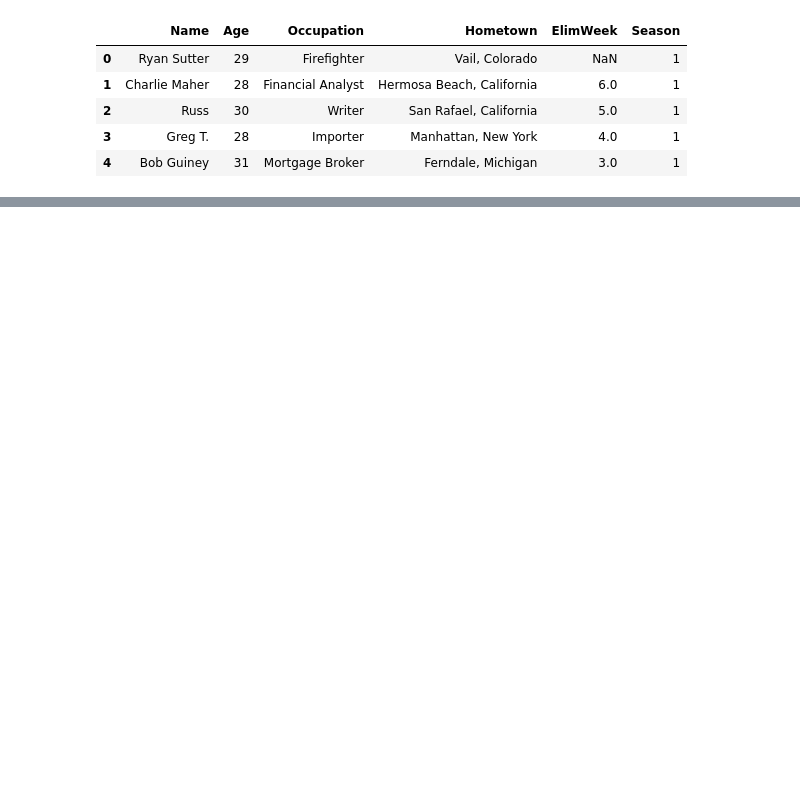
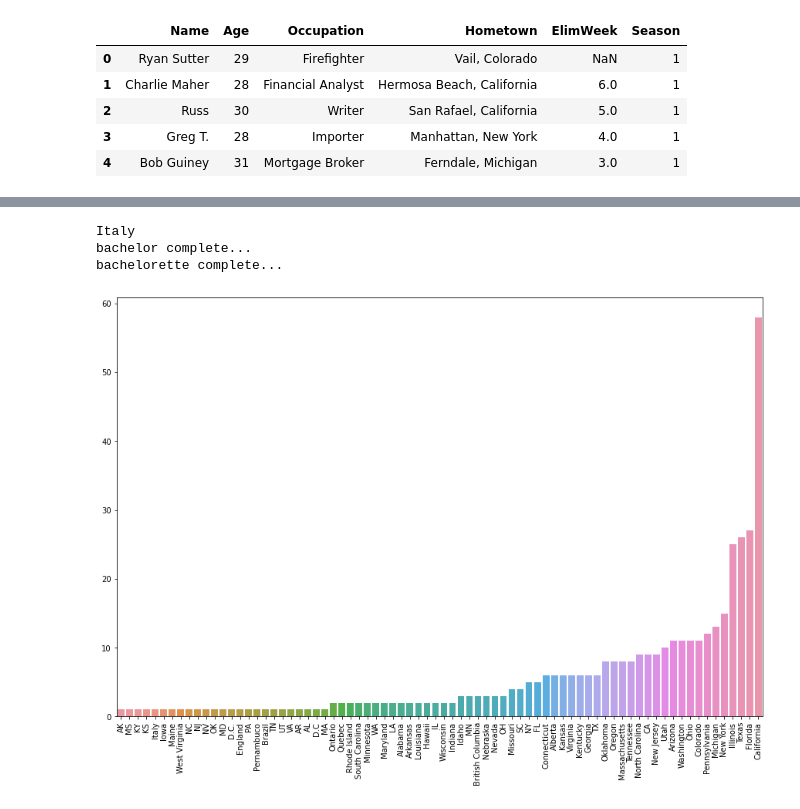
Before and after one commit to lindyc12/Bachelor_analysis, a Jupyter notebook: analysis.ipynb, the cells around one changed output, grey strips where cells are left out. Cells and saved outputs as stored; diff of their text form; code cells hidden in the pictures; blank space fills up the shorter version.

Commit message:
state count

```diff
--- a/analysis.ipynb
+++ b/analysis.ipynb
@@ -28,0 +45,35 @@ bachelor.head()
+# %%
+def get_state(x):
+    '''
+    Extracts the state from the hometown column.
+    Isnt fully effective since there are other countries and abbreviations.
+    '''
+    if type(x)==str:
+        try:
+            return x.split(',')[1].strip()
+        except IndexError:
+            print(x)
+
+bachelor['state'] = bachelor.Hometown.map(get_state)
+print('bachelor complete...')
+bachelorette['state'] = bachelorette.Hometown.map(get_state)
+print('bachelorette complete...')
+# %% [output]
+Italy
+bachelor complete...
+bachelorette complete...
+# %%
+def state_sums(df, plot=False):
+    '''Returns sorted series tallying number of contestants from a state'''
+    # create dummies to sum
+    state_counts = pd.get_dummies(df.state)
+    state_sums = state_counts.sum(axis=0).sort_values()
+    if plot:
+        plt.figure(figsize=(15,10))
+        sns.barplot(x=state_sums.index, y=state_sums)
+        plt.xticks(rotation='vertical')
+    return state_sums
+# %%
+bachelor_state_sums = state_sums(bachelor, plot=True)
+# %% [output]
+[figure, added]
```
Also changed, not shown: parts of 1 cell of this notebook.
